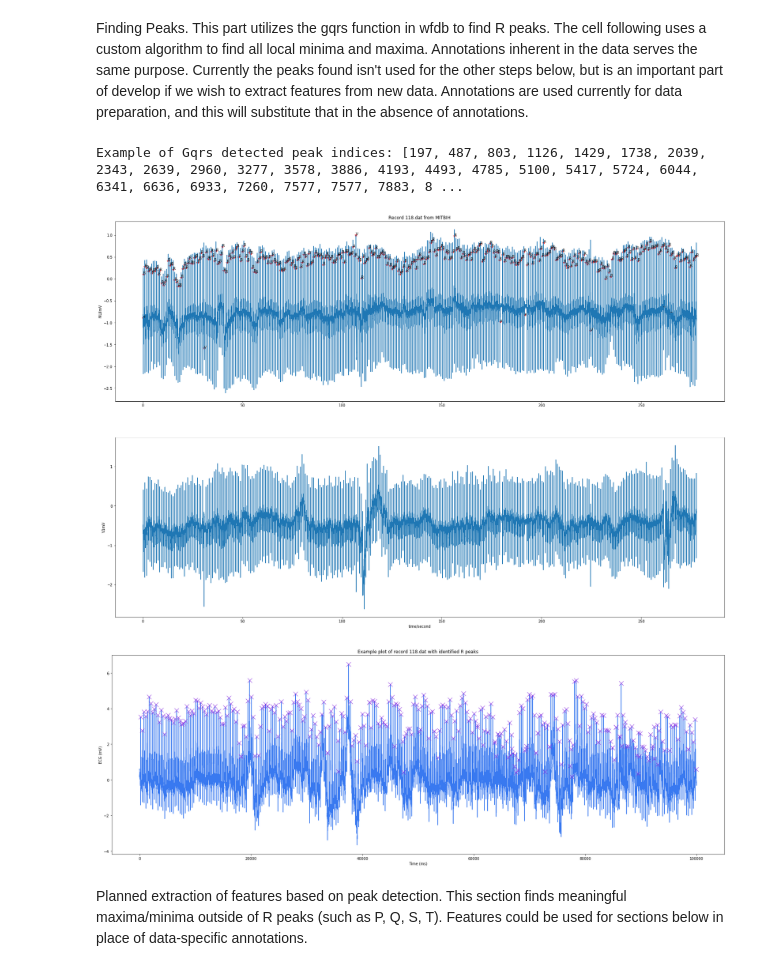
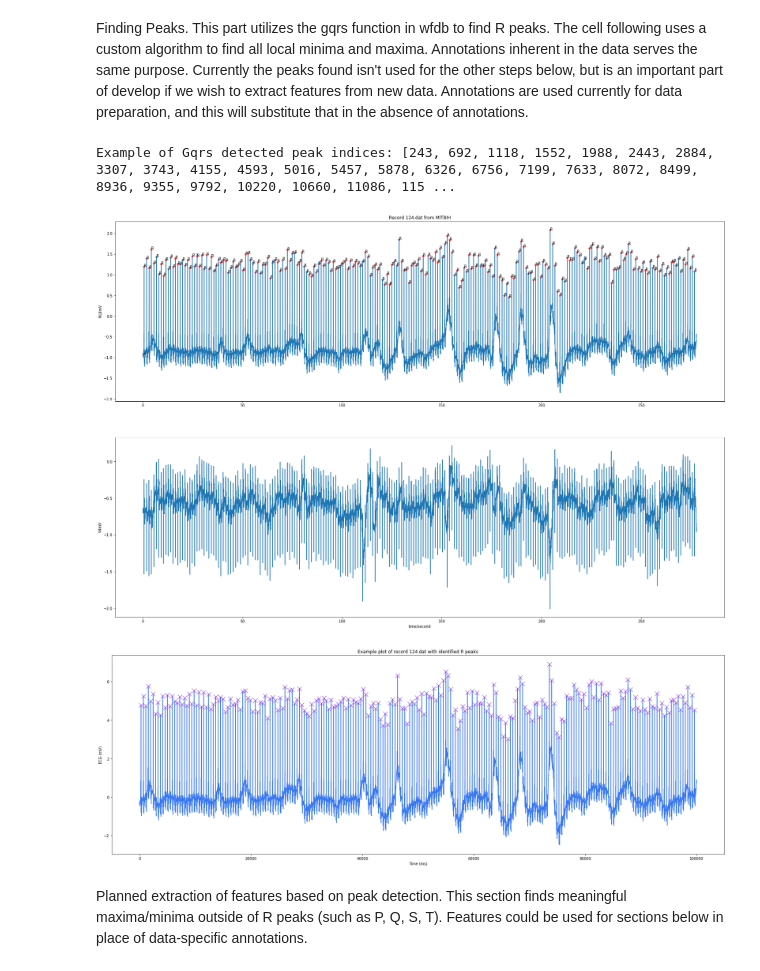
Before and after one commit to chandra-natarajan/TeamExplore, a Jupyter notebook: Workshopv2.ipynb, the cells around one changed output. Cells and saved outputs as stored; diff of their text form; code cells hidden in the pictures.

```diff
--- a/Workshopv2.ipynb
+++ b/Workshopv2.ipynb
@@ -78,38 +73,38 @@ for j, k in enumerate(file_nums):
 # %% [markdown]
 Finding Peaks. This part utilizes the gqrs function in wfdb to find R peaks. The cell following uses a custom algorithm to find all local minima and maxima. Annotations inherent in the data serves the same purpose. Currently the peaks found isn't used for the other steps below, but is an important part of develop if we wish to extract features from new data. Annotations are used currently for data preparation, and this will substitute that in the absence of annotations.
 # %%
-datanumb=31  #which data set to look at
+datanumb=20  #which data set to look at
 
 # Use the gqrs algorithm to detect qrs locations in the first channel
 search_radius=[]
 qrs_inds=[]
 peak_inds=[]
 hrs=[]
 min_bpm = 20
 max_bpm = 230
 #min_gap = record.fs * 60 / min_bpm
 # Use the maximum possible bpm as the search radius
 
-for i in range(len(recordall)):
+for i in range(len(recordall)): #perform peak finding according to the wfdb package; shown with the actual annotations
     search_radius.append(int(recordall[i].fs * 60 / max_bpm))
     qrs_inds.append(processing.gqrs_detect(sig=pchannel[i], fs=recordall[i].fs))
     peak_inds.append(processing.correct_peaks(pchannel[i], peak_inds=qrs_inds[i], search_radius=search_radius[i], smooth_window_size=100))
     hrs.append(processing.compute_hr(sig_len=pchannel[i].shape[0], qrs_inds=peak_inds[i], fs=recordall[i].fs)) #find heart beat for later feature extraction
 
 print('Example of Gqrs detected peak indices:', sorted(peak_inds[datanumb]))
 
 wf.plot_wfdb(record=recordall[datanumb], annotation = annall[datanumb], title='Record '+str(recordall[datanumb].file_name[0])+' from MITBIH', plot_sym=True, time_units='seconds', figsize=(30,20))
 plt.figure(figsize=(30,10))
 plt.plot(pchannel[datanumb], color='#3979f0', label='Signal')
 plt.plot(peak_inds[datanumb], pchannel[datanumb][peak_inds[datanumb]], 'rx', marker='x', color='#8A2BE2', label='Peak', markersize=12)
 plt.title('Example plot of record '+str(recordall[datanumb].file_name[0])+' with identified R peaks')
 plt.xlabel('Time (ms)')
 plt.ylabel('ECG (mV)')
 plt.tick_params('y')
 # %% [output]
-Example of Gqrs detected peak indices: [197, 487, 803, 1126, 1429, 1738, 2039, 2343, 2639, 2960, 3277, 3578, 3886, 4193, 4493, 4785, 5100, 5417, 5724, 6044, 6341, 6636, 6933, 7260, 7577, 7577, 7883, 8 ...
+Example of Gqrs detected peak indices: [243, 692, 1118, 1552, 1988, 2443, 2884, 3307, 3743, 4155, 4593, 5016, 5457, 5878, 6326, 6756, 7199, 7633, 8072, 8499, 8936, 9355, 9792, 10220, 10660, 11086, 115 ...
-[figure, old version]
+[figure, new version]
-[figure, old version]
+[figure, new version]
 # %% [markdown]
 Planned extraction of features based on peak detection. This section finds meaningful maxima/minima outside of R peaks (such as P, Q, S, T). Features could be used for sections below in place of data-specific annotations.
 # %%
```
Also changed, not shown: parts of 18 cells of this notebook.
